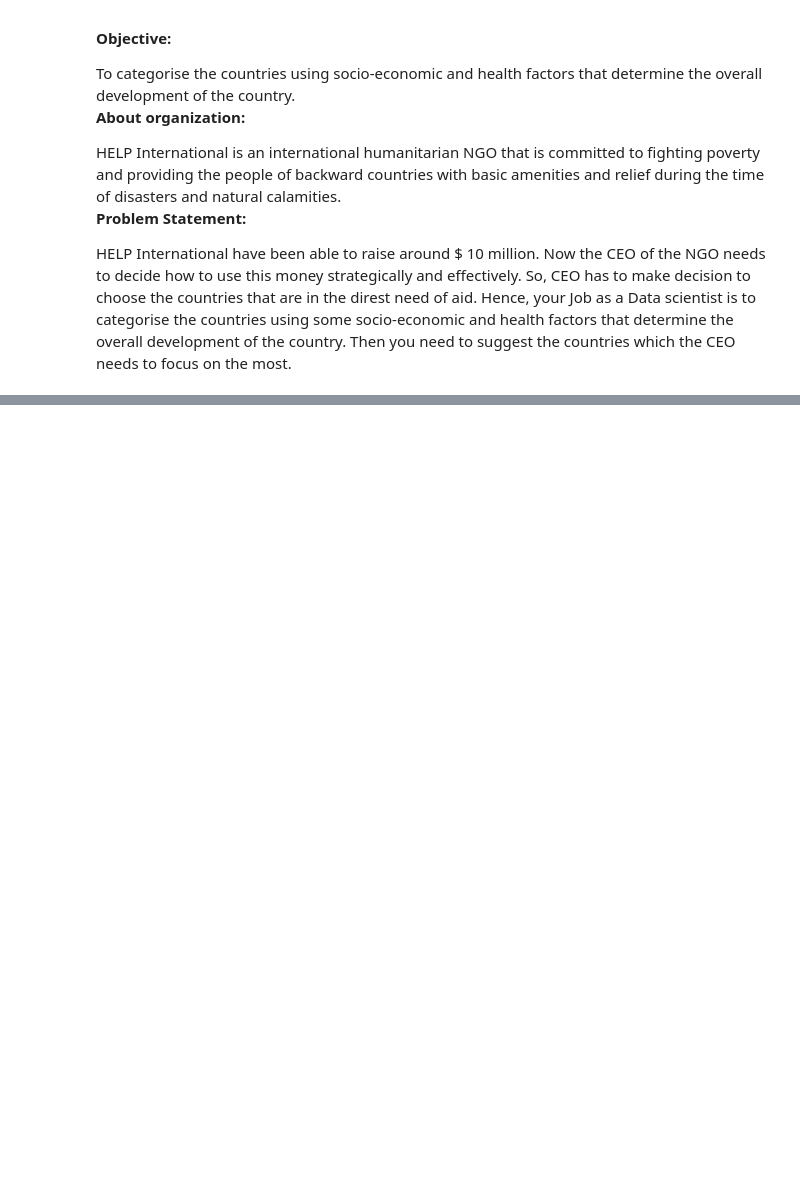
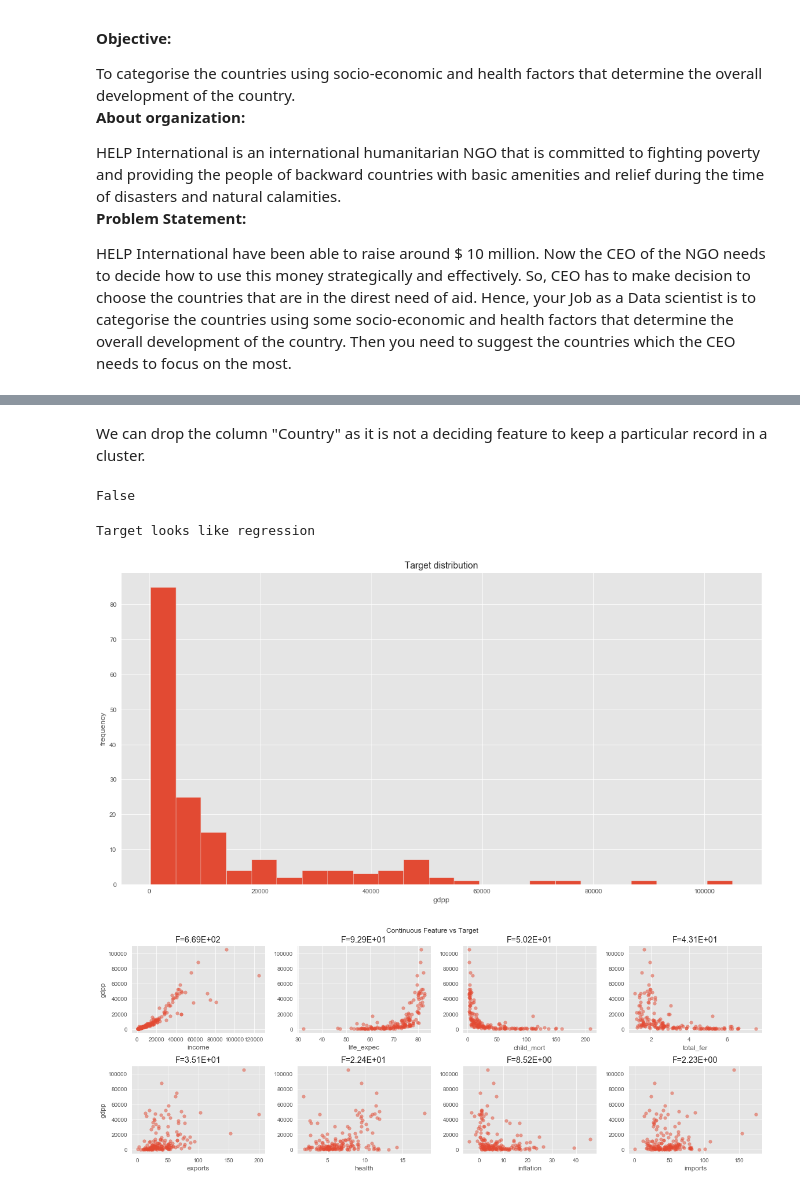
Before and after one commit to bansalrishi/MachineLearningWithPython_UD, a Jupyter notebook: Project03 Clustering Country Data.ipynb, the cells around one changed output, grey strips where cells are left out. Saved outputs shown, nothing was run; the diff lists cells and outputs as text; code cells hidden in the pictures; blank space fills up the shorter version.

```diff
--- a/Project03 Clustering Country Data.ipynb
+++ b/Project03 Clustering Country Data.ipynb
@@ -11,5 +11,5 @@ HELP International is an international humanitarian NGO that is committed to fig
 HELP International have been able to raise around $ 10 million. Now the CEO of the NGO needs to decide how to use this money strategically and effectively. So, CEO has to make decision to choose the countries that are in the direst need of aid. Hence, your Job as a Data scientist is to categorise the countries using some socio-economic and health factors that determine the overall development of the country. Then you need to suggest the countries which the CEO needs to focus on the most.
 # %%
 import pandas as pd
-data = pd.read_csv('Data/Project/Country_Data/Country-data.csv')
+dataset = pd.read_csv('Data/Project/Country_Data/Country-data.csv')
 # %%
@@ -21,3 +21,23 @@ data.head()
 | 2 | Algeria | 27.3 | 38.4 | 4.17 | 31.4 | 12900 | 16.10 | 76.5 | 2.89 | 4460 |
 | 3 | Angola | 119.0 | 62.3 | 2.85 | 42.9 | 5900 | 22.40 | 60.1 | 6.16 | 3530 |
 | 4 | Antigua and Barbuda | 10.3 | 45.5 | 6.03 | 58.9 | 19100 | 1.44 | 76.8 | 2.13 | 12200 |
+# %% [markdown]
+We can drop the column "Country" as it is not a deciding feature to keep a particular record in a cluster.
+# %%
+dataset = dataset.drop('country', axis=1)
+# %%
+dataset.isnull().values.any()
+# %% [output]
+False
+# %%
+import dabl
+import warnings
+import matplotlib.pyplot as plt
+warnings.filterwarnings('ignore')
+plt.style.use('ggplot')
+plt.rcParams['figure.figsize'] = (18, 9)
+dabl.plot(dataset, target_col = 'gdpp')
+# %% [output]
+Target looks like regression
+[figure, added]
+[figure, added]
```
Also changed, not shown: parts of 3 cells of this notebook.
